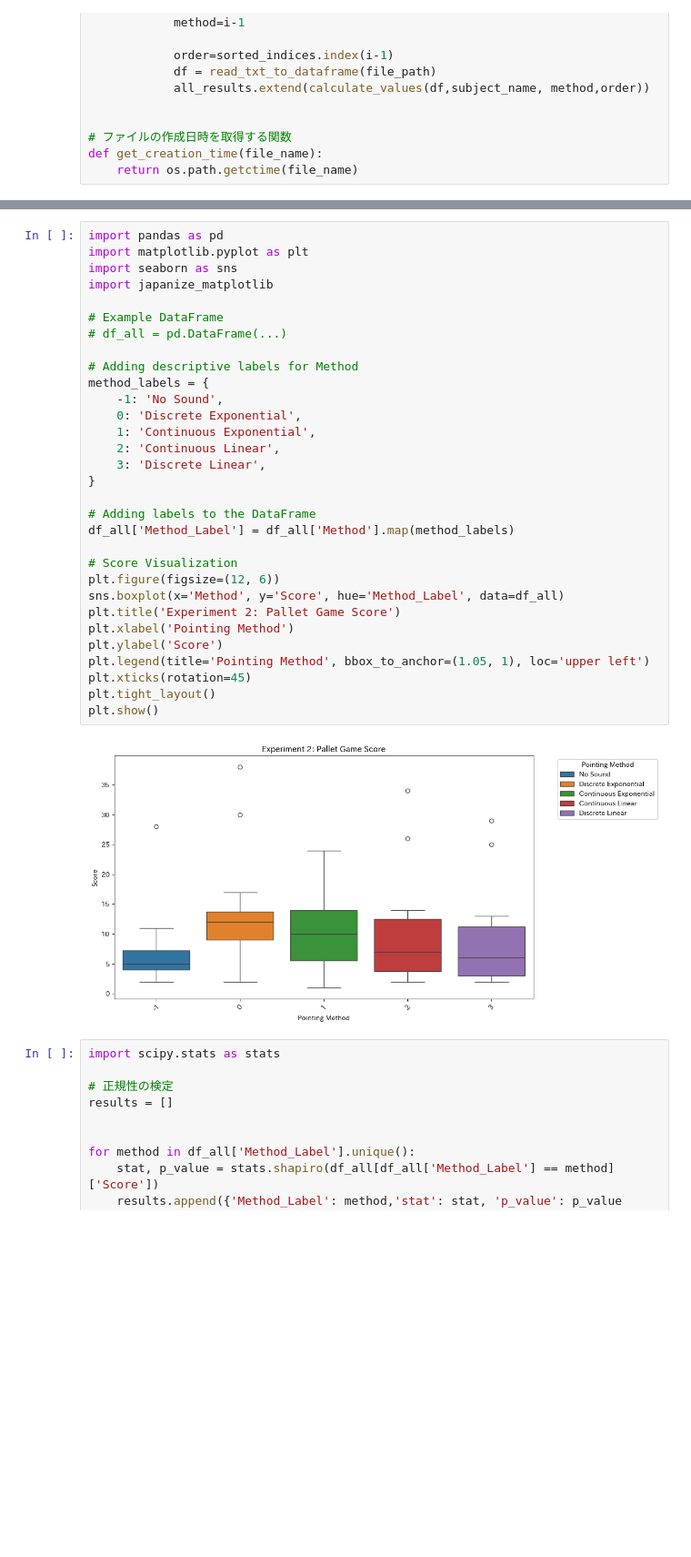
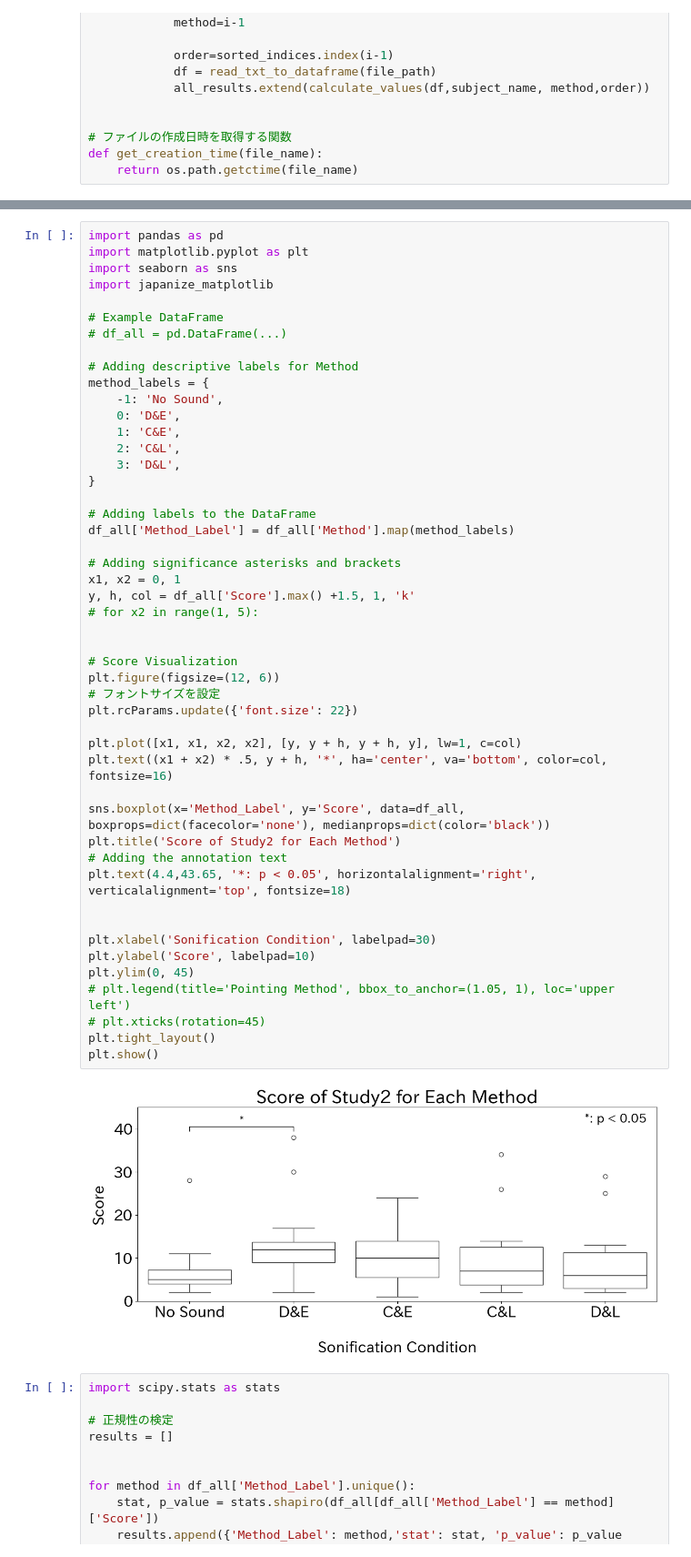
Before and after one commit to takaharayota531/poster-exp-analysis, a Jupyter notebook: data_analysis2/main-exp2.ipynb, the cells around one changed output, grey strips where cells are left out. Shown at 91% size. Cells and saved outputs as stored; diff of their text form; blank space fills up the shorter version.

```diff
--- a/data_analysis2/main-exp2.ipynb
+++ b/data_analysis2/main-exp2.ipynb
@@ -153,36 +113,53 @@ plt.show()
 # %%
 import pandas as pd
 import matplotlib.pyplot as plt
 import seaborn as sns
 import japanize_matplotlib
 
 # Example DataFrame
 # df_all = pd.DataFrame(...)
 
 # Adding descriptive labels for Method
 method_labels = {
     -1: 'No Sound',
-    0: 'Discrete Exponential',
-    1: 'Continuous Exponential',
-    2: 'Continuous Linear',
-    3: 'Discrete Linear',
+    0: 'D&E',
+    1: 'C&E',
+    2: 'C&L',
+    3: 'D&L',
 }
 
 # Adding labels to the DataFrame
 df_all['Method_Label'] = df_all['Method'].map(method_labels)
 
+# Adding significance asterisks and brackets
+x1, x2 = 0, 1
+y, h, col = df_all['Score'].max() +1.5, 1, 'k'
+# for x2 in range(1, 5):
+
+
 # Score Visualization
 plt.figure(figsize=(12, 6))
-sns.boxplot(x='Method', y='Score', hue='Method_Label', data=df_all)
-plt.title('Experiment 2: Pallet Game Score')
-plt.xlabel('Pointing Method')
-plt.ylabel('Score')
-plt.legend(title='Pointing Method', bbox_to_anchor=(1.05, 1), loc='upper left')
-plt.xticks(rotation=45)
+# フォントサイズを設定
+plt.rcParams.update({'font.size': 22})
+
+plt.plot([x1, x1, x2, x2], [y, y + h, y + h, y], lw=1, c=col)
+plt.text((x1 + x2) * .5, y + h, '*', ha='center', va='bottom', color=col, fontsize=16)
+
+sns.boxplot(x='Method_Label', y='Score', data=df_all, boxprops=dict(facecolor='none'), medianprops=dict(color='black'))
+plt.title('Score of Study2 for Each Method')
+# Adding the annotation text
+plt.text(4.4,43.65, '*: p < 0.05', horizontalalignment='right', verticalalignment='top', fontsize=18)
+
+
+plt.xlabel('Sonification Condition', labelpad=30)
+plt.ylabel('Score', labelpad=10)
+plt.ylim(0, 45)
+# plt.legend(title='Pointing Method', bbox_to_anchor=(1.05, 1), loc='upper left')
+# plt.xticks(rotation=45)
 plt.tight_layout()
 plt.show()
 # %% [output]
-[figure, old version]
+[figure, new version]
 # %%
 import scipy.stats as stats
 
```
Also changed, not shown: parts of 7 cells of this notebook, 36 other files.
